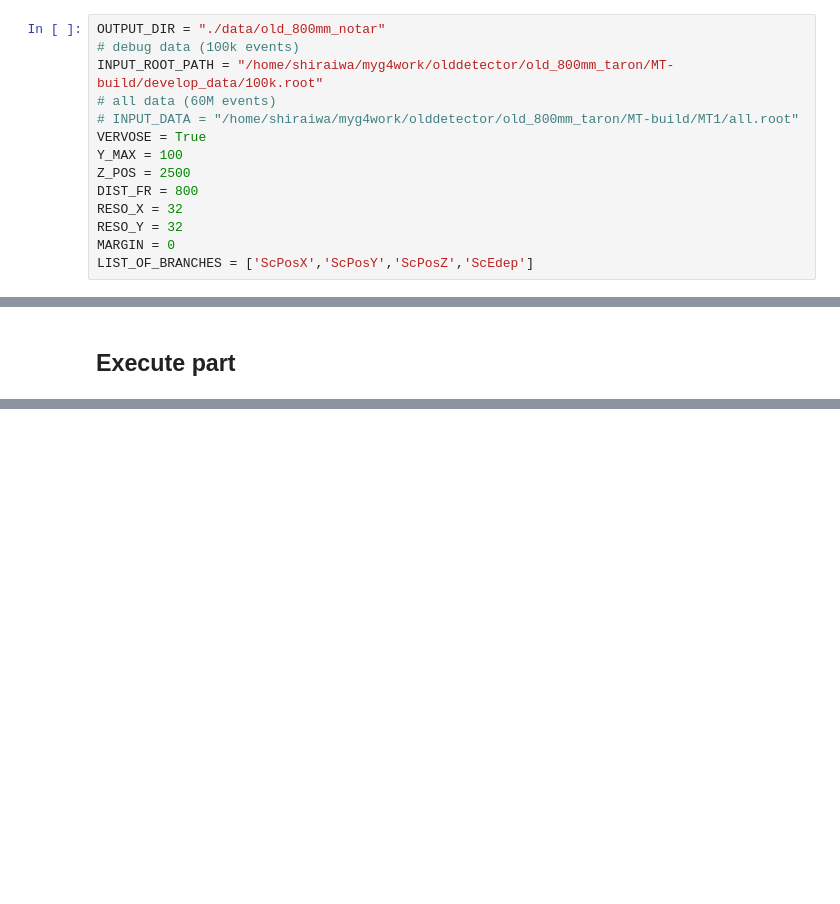
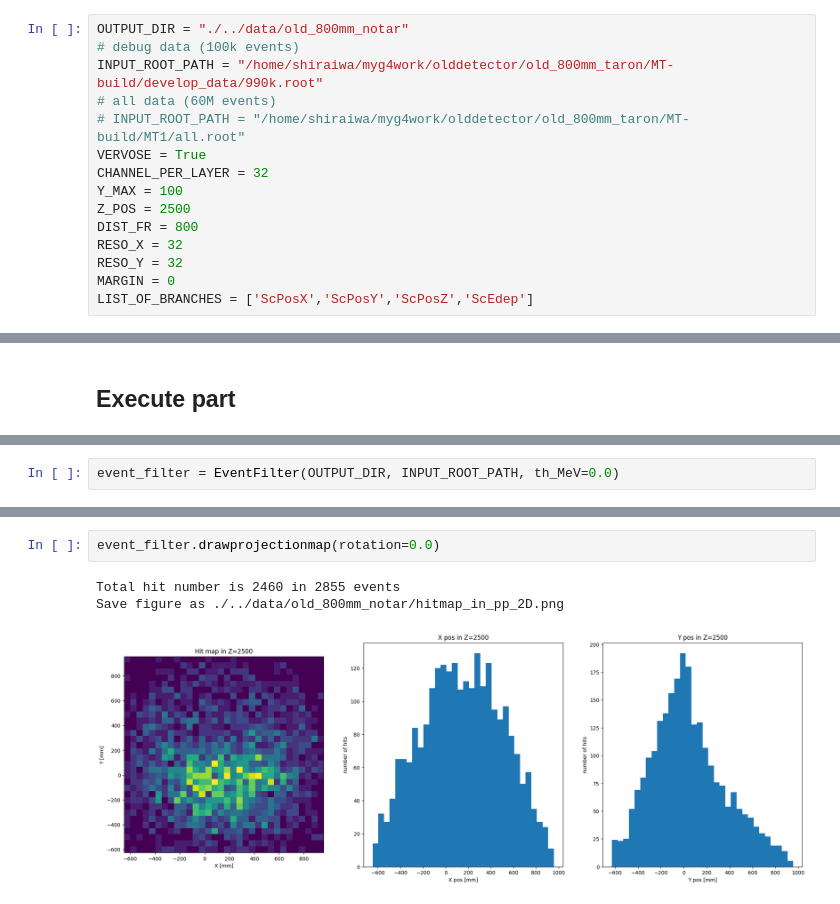
Before and after one commit to whiterockshi/MTanapy, a Jupyter notebook: MTana.ipynb, the cells around one changed output, grey strips where cells are left out. Cells and saved outputs as stored; diff of their text form; blank space fills up the shorter version.

```diff
--- a/MTana.ipynb
+++ b/MTana.ipynb
@@ -23,12 +23,13 @@ import os
 # %% [markdown]
 ## definition of constants
 # %%
-OUTPUT_DIR = "./data/old_800mm_notar"
+OUTPUT_DIR = "./../data/old_800mm_notar"
 # debug data (100k events)
-INPUT_ROOT_PATH = "/home/shiraiwa/myg4work/olddetector/old_800mm_taron/MT-build/develop_data/100k.root"
+INPUT_ROOT_PATH = "/home/shiraiwa/myg4work/olddetector/old_800mm_taron/MT-build/develop_data/990k.root"
 # all data (60M events)
-# INPUT_DATA = "/home/shiraiwa/myg4work/olddetector/old_800mm_taron/MT-build/MT1/all.root"
+# INPUT_ROOT_PATH = "/home/shiraiwa/myg4work/olddetector/old_800mm_taron/MT-build/MT1/all.root"
 VERVOSE = True
+CHANNEL_PER_LAYER = 32
 Y_MAX = 100
 Z_POS = 2500
 DIST_FR = 800
@@ -200,0 +553,2 @@ active_channel_list.append(np.array([0,1,2,3,4,5,6,7,8,9,10,11,12,13,14]))
+# %%
+event_filter = EventFilter(OUTPUT_DIR, INPUT_ROOT_PATH, th_MeV=0.0)
@@ -200,0 +569,6 @@ active_channel_list.append(np.array([0,1,2,3,4,5,6,7,8,9,10,11,12,13,14]))
+# %%
+event_filter.drawprojectionmap(rotation=0.0)
+# %% [output]
+Total hit number is 2460 in 2855 events
+Save figure as ./../data/old_800mm_notar/hitmap_in_pp_2D.png
+[figure, added]
```
Also changed, not shown: parts of 7 cells of this notebook, 1 other file.
